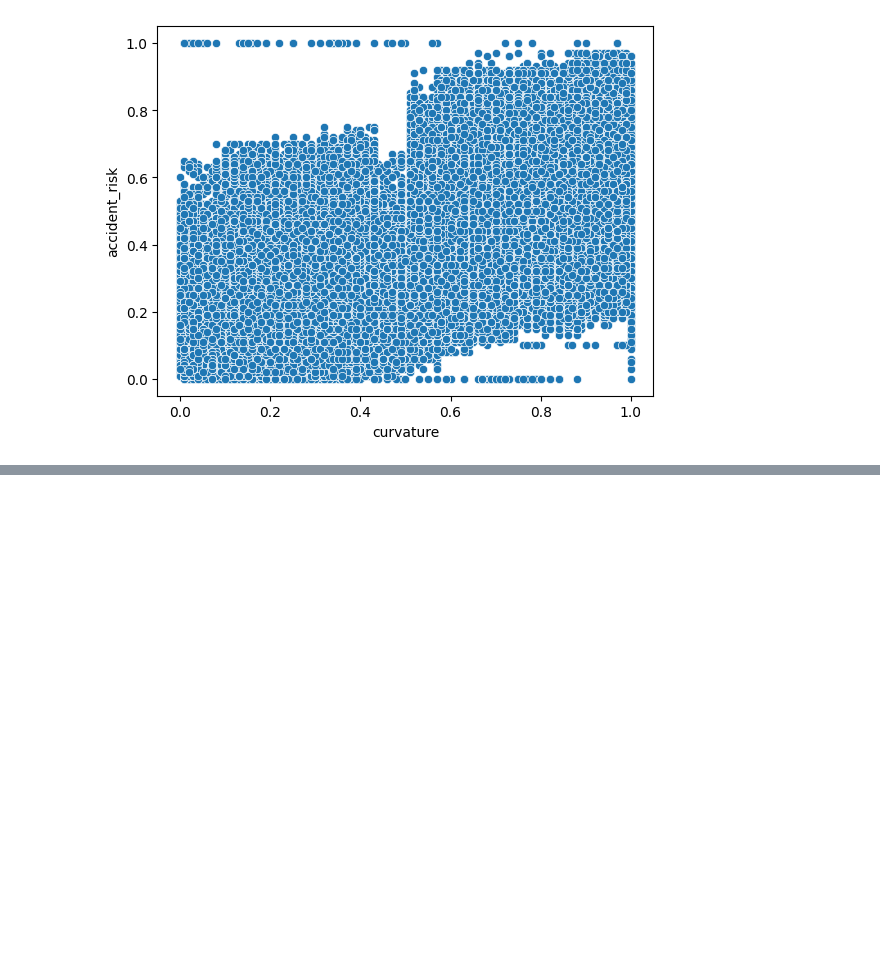
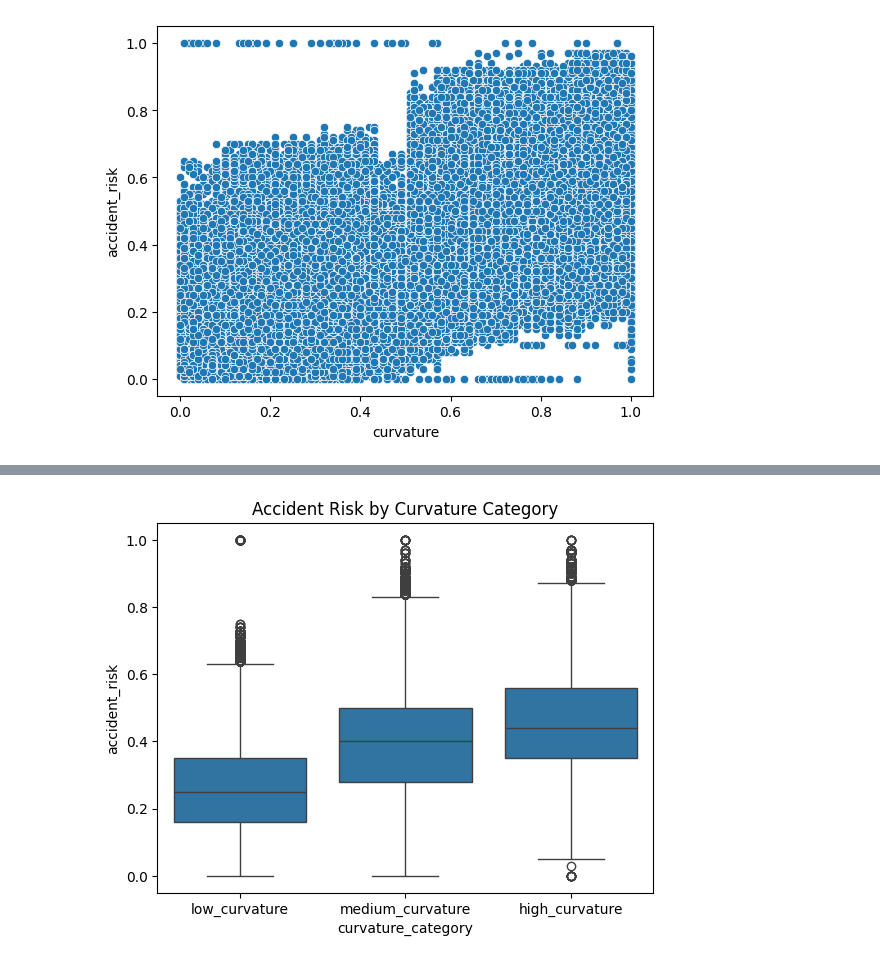
Before and after one commit to Zrahay/Kagg-Repo, a Jupyter notebook: Accidents/code2.ipynb, the cells around one changed output, grey strips where cells are left out. Cells and saved outputs as stored; diff of their text form; code cells hidden in the pictures; blank space fills up the shorter version.

Commit message:
Performed analysis on the feature curvature. It's multi modal and it can be handled by Decision Trees and all

```diff
--- a/Accidents/code2.ipynb
+++ b/Accidents/code2.ipynb
@@ -149,0 +202,8 @@ SyntaxError: cannot assign to function call here. Maybe you meant '==' instead o
+# %%
+# We can now check the correlation of this curvature category with the accident risk column
+
+sns.boxplot(x = 'curvature_category', y = 'accident_risk', orient = 'vertical', data = df)
+plt.title('Accident Risk by Curvature Category')
+plt.show()
+# %% [output]
+[figure, added]
```
Also changed, not shown: parts of 13 cells of this notebook.
